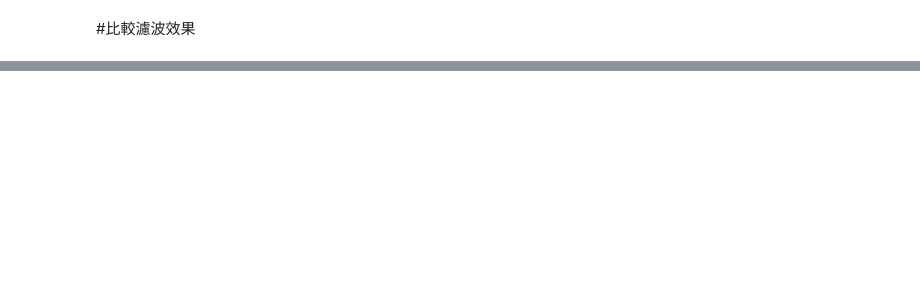
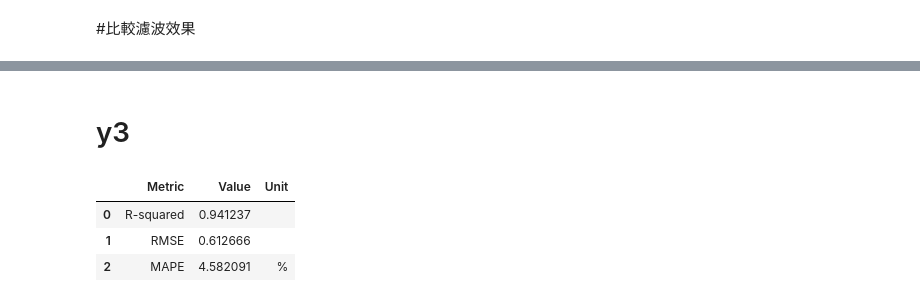
Before and after one commit to skywalker0803r/CFB, a Jupyter notebook: 滾動式預測y2_R20954.ipynb, the cells around one changed output, grey strips where cells are left out. Drawn from its saved outputs; the diff is of its cells as text; code cells hidden in the pictures; blank space fills up the shorter version.

```diff
--- a/滾動式預測y2_R20954.ipynb
+++ b/滾動式預測y2_R20954.ipynb
@@ -284,0 +308,29 @@ plt.show()
+# %% [markdown]
+# y3
+# %%
+# 指標評估
+y_true = result_df['MLUT4_AT-240']
+y_pred = result_df['y3_prediction']
+
+# Calculate R-squared
+r2 = r2_score(y_true, y_pred)
+# Calculate RMSE
+rmse = np.sqrt(mean_squared_error(y_true, y_pred))
+# Calculate MAPE
+mape = np.mean(np.abs((y_true - y_pred) / y_true[y_true != 0])) * 100 if np.any(y_true != 0) else 0
+
+
+# 假設 r2, rmse, mape 是事先計算好的指標
+metrics = {
+    'Metric': ['R-squared', 'RMSE', 'MAPE'],
+    'Value': [r2, rmse, mape],
+    'Unit': ['', '', '%']
+}
+
+df_metrics = pd.DataFrame(metrics)
+df_metrics
+# %% [output]
+|  | Metric | Value | Unit |
+| 0 | R-squared | 0.941237 |  |
+| 1 | RMSE | 0.612666 |  |
+| 2 | MAPE | 4.582091 | % |
```
Also changed, not shown: parts of 7 cells of this notebook.
